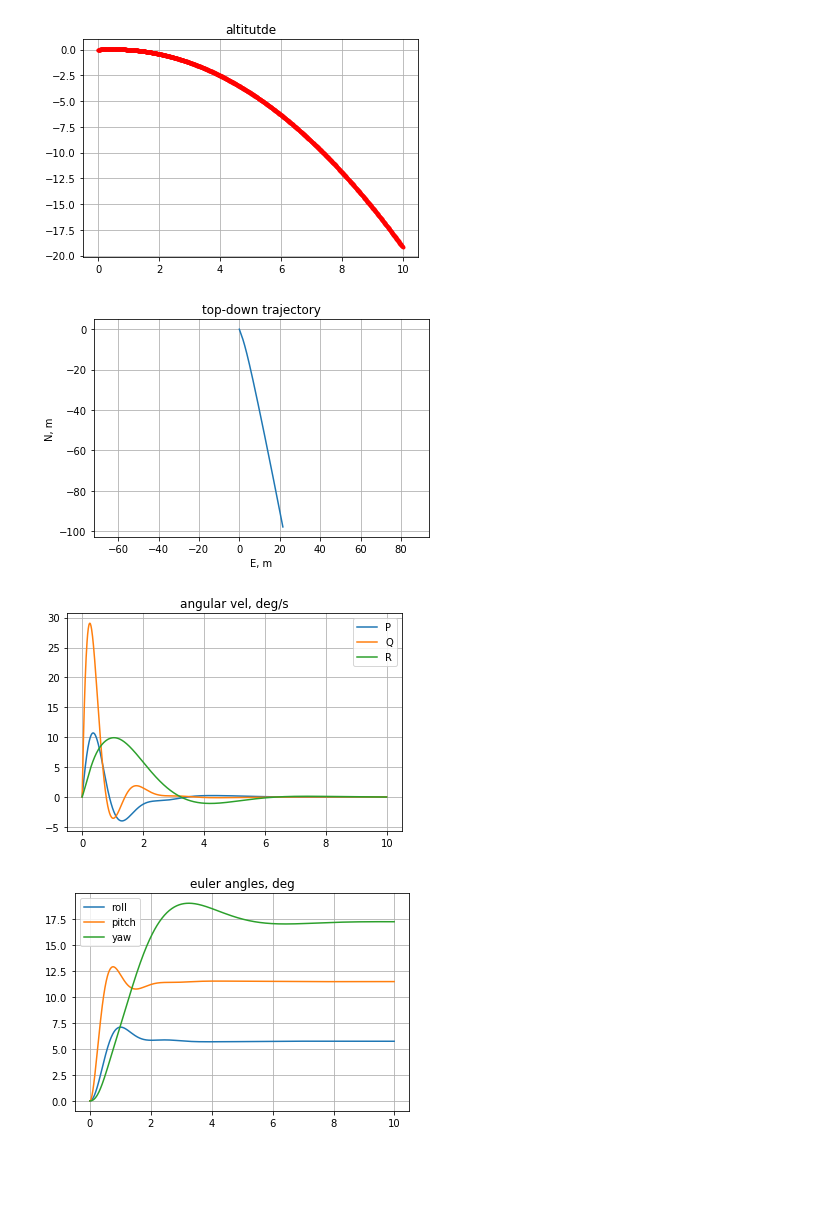
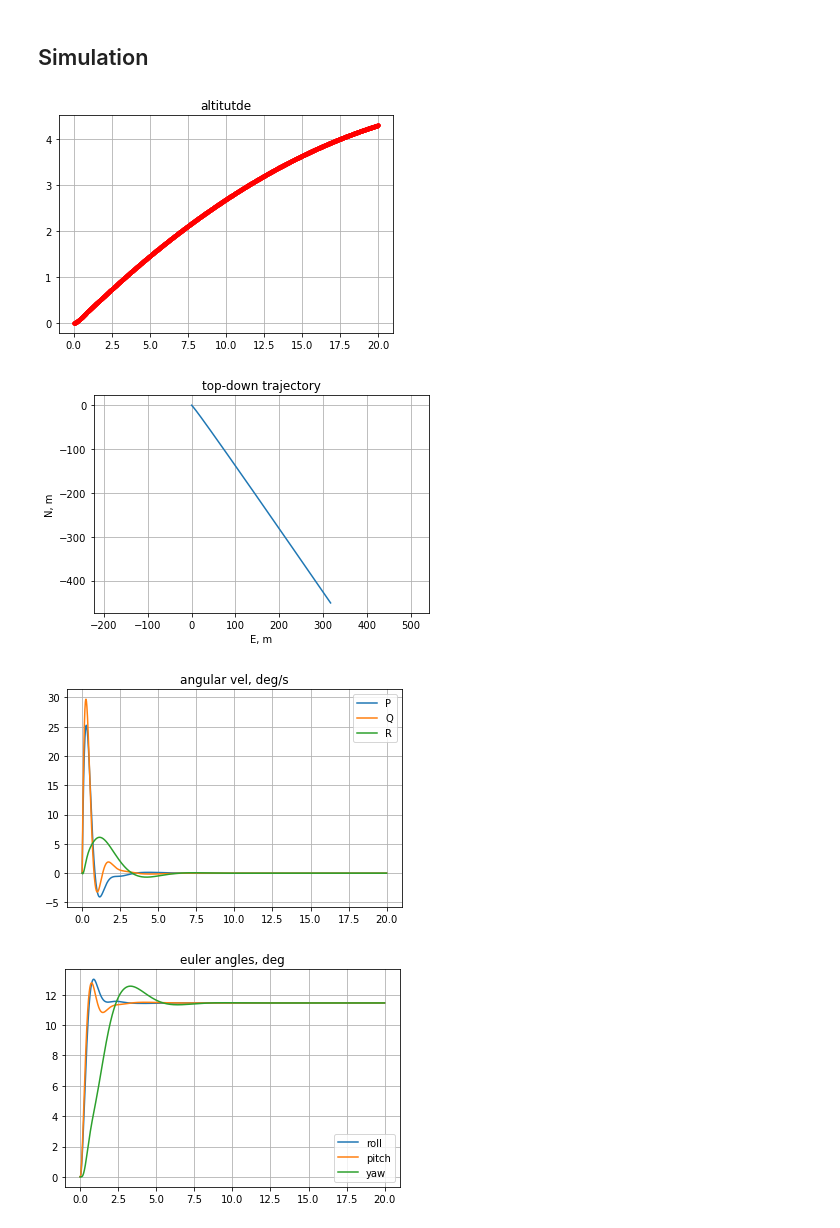
Before and after one commit to jgoppert/aae497-f19, a Jupyter notebook: lectures/11-Multirotor.ipynb, the cells around one changed output. Drawn from its saved outputs; the diff is of its cells as text; code cells hidden in the pictures; blank space fills up the shorter version.

```diff
--- a/lectures/11-Multirotor.ipynb
+++ b/lectures/11-Multirotor.ipynb
@@ -85,9 +85,9 @@ def derive_equations():
     )
 
     # controller
-    roll_cmd = 0.1
+    roll_cmd = 0.2
     pitch_cmd = 0.2
-    yaw_cmd = 0.3
+    yaw_cmd = 0.2
 
     kp_roll = 4
     kp_rollr = 0.2
@@ -97,6 +97,9 @@ def derive_equations():
 
     kp_pitch = kp_roll
     kp_pitchr = kp_rollr
+
+    kp_climb = 0.5
+
 
     u_control = ca.SX.zeros(4)
 
@@ -112,10 +115,12 @@ def derive_equations():
     yawr_cmd = kp_yaw*e_theta[2]
     yaw_mix = kp_yawr*(yawr_cmd - omega_b[2])
 
+
+
     u_control[0] = roll_mix
     u_control[1] = pitch_mix
     u_control[2] = yaw_mix
-    u_control[3] = 0.5
+    u_control[3] = 0.515
     control = ca.Function('control', [x, p], [u_control], ['x', 'p'], ['u'])
 
     rhs = ca.Function('rhs', [x, u, p], [x_dot], ['x', 'u', 'p'], ['x_dot'])
@@ -132,6 +137,8 @@ def derive_equations():
     return locals()
 
 eqs = derive_equations()
+# %% [markdown]
+## Simulation
 # %%
 import scipy.integrate
 
@@ -165,7 +172,7 @@ def simulate(eqs, dt, tf):
         data[k] = np.array(data[k])
     return data
 # %%
-data = simulate(eqs, dt=0.01, tf=10)
+data = simulate(eqs, dt=0.01, tf=20)
 
 plt.figure()
 plt.plot(data['t'], -data['x'][:, eqs['x_id']['z']], 'r.')
@@ -183,34 +190,34 @@ plt.grid()
 plt.figure()
 plt.plot(data['t'], np.rad2deg(data['x'][:, eqs['x_id']['P']]), label='P')
 plt.plot(data['t'], np.rad2deg(data['x'][:, eqs['x_id']['Q']]), label='Q')
 plt.plot(data['t'], np.rad2deg(data['x'][:, eqs['x_id']['R']]), label='R')
 plt.legend()
 plt.title('angular vel, deg/s')
 plt.grid()
 
 plt.figure()
 plt.plot(data['t'], np.rad2deg(data['euler'][:, 0]), label='roll')
 plt.plot(data['t'], np.rad2deg(data['euler'][:, 1]), label='pitch')
 plt.plot(data['t'], np.rad2deg(data['euler'][:, 2]), label='yaw')
 plt.legend()
 plt.title('euler angles, deg')
 plt.grid()
 
 plt.figure()
 plt.plot(data['t'], data['x'][:, eqs['x_id']['duty0']], label='0')
 plt.plot(data['t'], data['x'][:, eqs['x_id']['duty1']], label='1')
 plt.plot(data['t'], data['x'][:, eqs['x_id']['duty2']], label='2')
 plt.plot(data['t'], data['x'][:, eqs['x_id']['duty3']], label='3')
 plt.legend()
 plt.title('motor duty')
 plt.grid()
 
 plt.figure()
 plt.plot(data['t'], data['x'][:, eqs['x_id']['r3']], 'r.')
 plt.title('shadow state')
 plt.grid()
 # %% [output]
-[figure, old version]
+[figure, new version]
-[figure, old version]
+[figure, new version]
-[figure, old version]
+[figure, new version]
-[figure, old version]
+[figure, new version]
```
Also changed, not shown: parts of 1 cell of this notebook, 1 other file.
